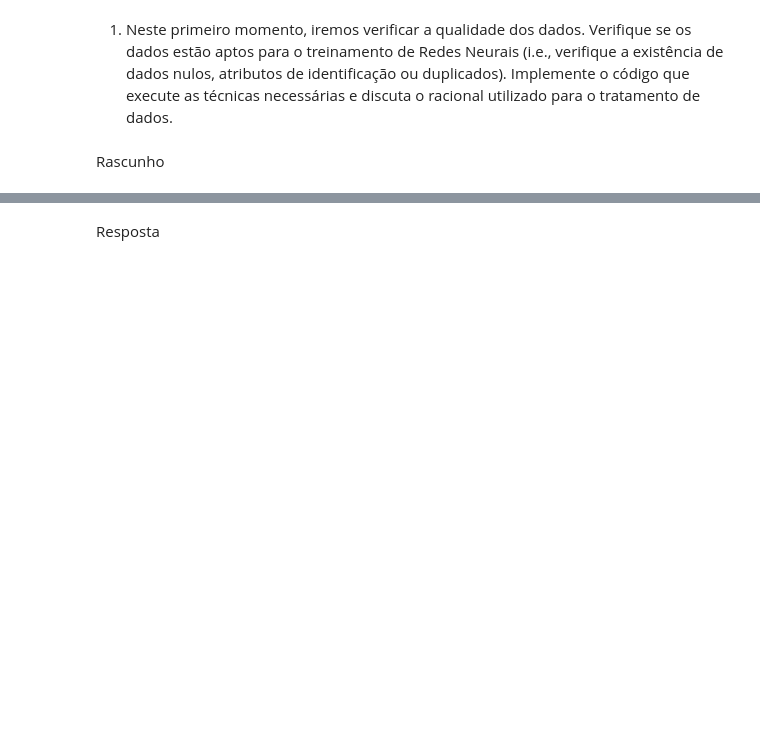
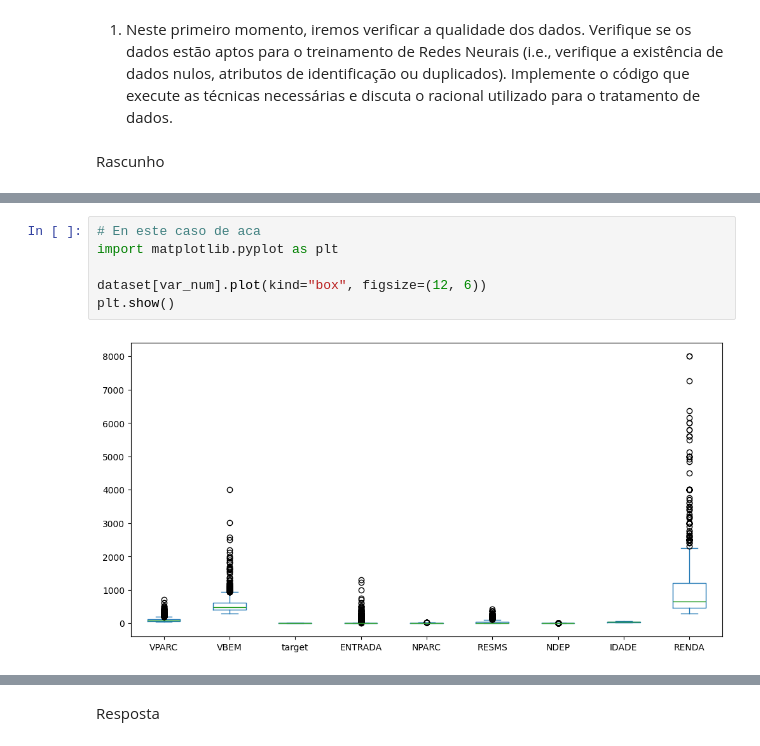
Before and after one commit to Diego-Vasquez/ALGORITMOS_Y_ESTRUCTURA_DE_DATOS, a Jupyter notebook: pos_grad/lista 1/lista_1.ipynb, the cells around one changed output, grey strips where cells are left out. Cells and saved outputs as stored; diff of their text form; blank space fills up the shorter version.

```diff
--- a/pos_grad/lista 1/lista_1.ipynb
+++ b/pos_grad/lista 1/lista_1.ipynb
@@ -282,0 +369,8 @@ Rascunho
+# %%
+# En este caso de aca
+import matplotlib.pyplot as plt
+
+dataset[var_num].plot(kind="box", figsize=(12, 6))
+plt.show()
+# %% [output]
+[figure, added]
```
Also changed, not shown: parts of 12 cells of this notebook.
